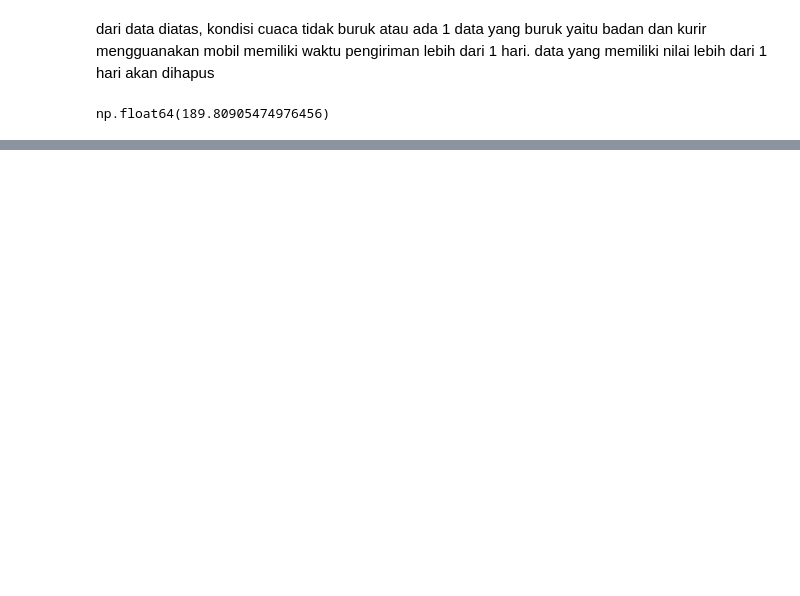
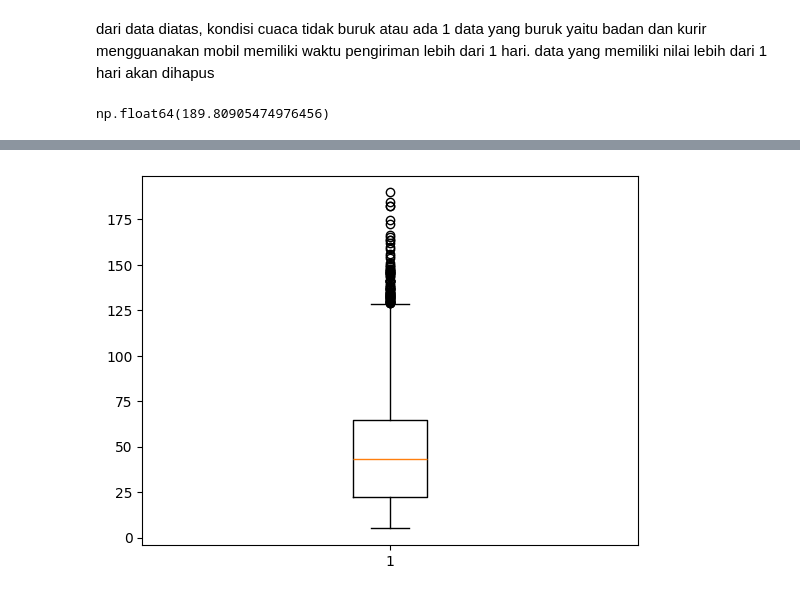
Before and after one commit to NurulAis/last-mile-delivery-optimizer, a Jupyter notebook: notebooks/EDA.ipynb, the cells around one changed output, grey strips where cells are left out. Saved outputs shown, nothing was run; the diff lists cells and outputs as text; code cells hidden in the pictures; blank space fills up the shorter version.

```diff
--- a/notebooks/EDA.ipynb
+++ b/notebooks/EDA.ipynb
@@ -266,0 +288,5 @@ df.select_dtypes(include='number').describe()
+# %%
+plt.boxplot(df['Durasi_Pengiriman_Menit'])
+plt.show()
+# %% [output]
+[figure, added]
```
Also changed, not shown: parts of 40 cells of this notebook.
